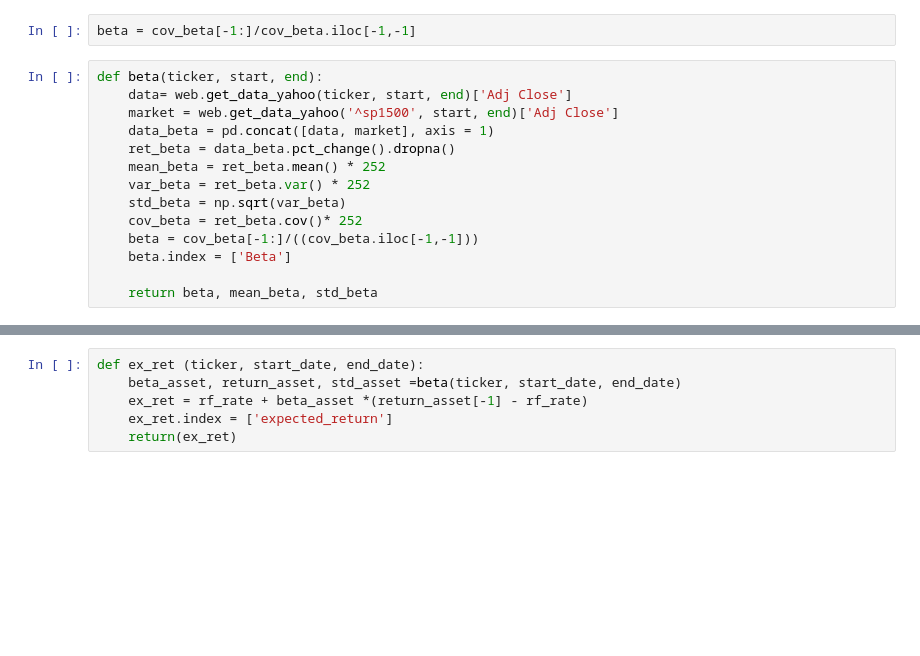
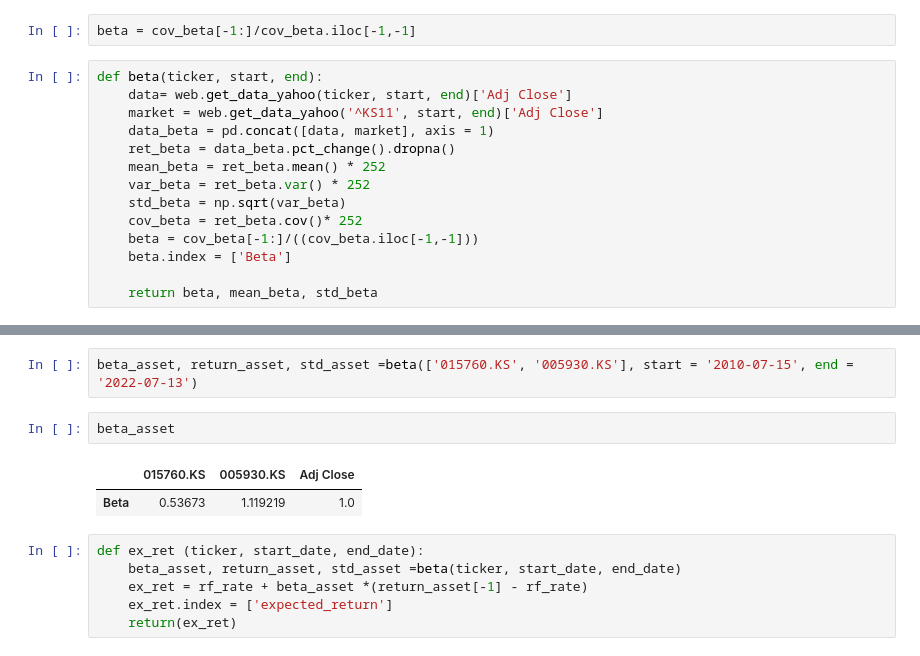
Before and after one commit to hynacin121/KHU-FELAB, a Jupyter notebook: 2022.07 미래에셋공모전/CODE/Chap3.ipynb, the cells around one changed output, grey strips where cells are left out. Cells and saved outputs as stored; diff of their text form; blank space fills up the shorter version.

```diff
--- a/2022.07 미래에셋공모전/CODE/Chap3.ipynb
+++ b/2022.07 미래에셋공모전/CODE/Chap3.ipynb
@@ -263,7 +263,7 @@ beta = cov_beta[-1:]/cov_beta.iloc[-1,-1]
 # %%
 def beta(ticker, start, end):
     data= web.get_data_yahoo(ticker, start, end)['Adj Close']
-    market = web.get_data_yahoo('^sp1500', start, end)['Adj Close']
+    market = web.get_data_yahoo('^KS11', start, end)['Adj Close']
     data_beta = pd.concat([data, market], axis = 1)
     ret_beta = data_beta.pct_change().dropna()
     mean_beta = ret_beta.mean() * 252
@@ -283,3 +277,10 @@ beta_asset, return_asset, std_asset =beta(ticker, '2017-07-01', end_date)
+# %%
+beta_asset, return_asset, std_asset =beta(['015760.KS', '005930.KS'], start = '2010-07-15', end = '2022-07-13')
+# %%
+beta_asset
+# %% [output]
+|  | 015760.KS | 005930.KS | Adj Close |
+| Beta | 0.53673 | 1.119219 | 1.0 |
 # %%
 def ex_ret (ticker, start_date, end_date):
     beta_asset, return_asset, std_asset =beta(ticker, start_date, end_date)
```
Also changed, not shown: parts of 2 cells of this notebook, 14 other files.
